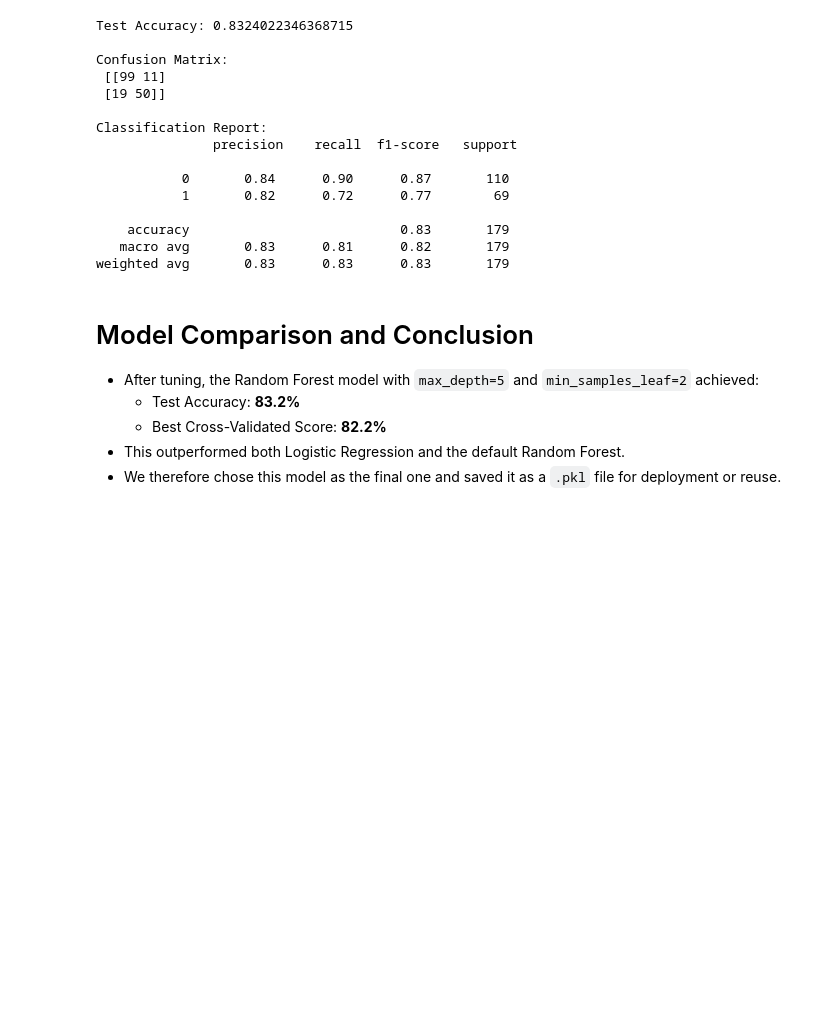
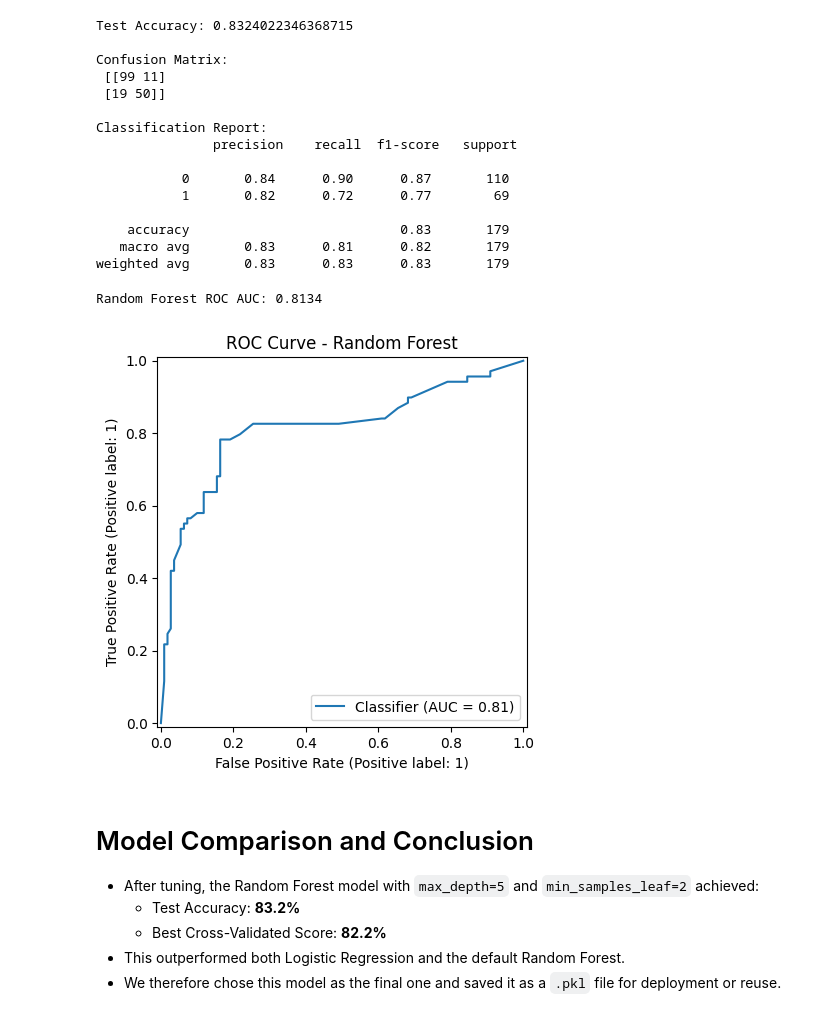
Before and after one commit to Ndirangu89/titanic-eda, a Jupyter notebook: notebooks/modeling.ipynb, the cells around one changed output. Drawn from its saved outputs; the diff is of its cells as text; code cells hidden in the pictures; blank space fills up the shorter version.

```diff
--- a/notebooks/modeling.ipynb
+++ b/notebooks/modeling.ipynb
@@ -359,6 +380,23 @@ Classification Report:
     accuracy                           0.83       179
    macro avg       0.83      0.81      0.82       179
 weighted avg       0.83      0.83      0.83       179
+# %%
+from sklearn.metrics import roc_auc_score, RocCurveDisplay
+
+# Random Forest
+y_proba_rf = rf_model.predict_proba(X_test)[:, 1]
+roc_auc_rf = roc_auc_score(y_test, y_proba_rf)
+print(f"Random Forest ROC AUC: {roc_auc_rf:.4f}")
+
+RocCurveDisplay.from_predictions(y_test, y_proba_rf)
+plt.title("ROC Curve - Random Forest")
+# Saving the plot
+plt.savefig("/Users/joshndirangu/Documents/titanic-eda/images/modeling/ROC_curve_RForest.png")
+
+plt.show()
+# %% [output]
+Random Forest ROC AUC: 0.8134
+[figure, added]
 # %% [markdown]
 # Model Comparison and Conclusion
 
```
Also changed, not shown: parts of 5 cells of this notebook, 29 other files.
